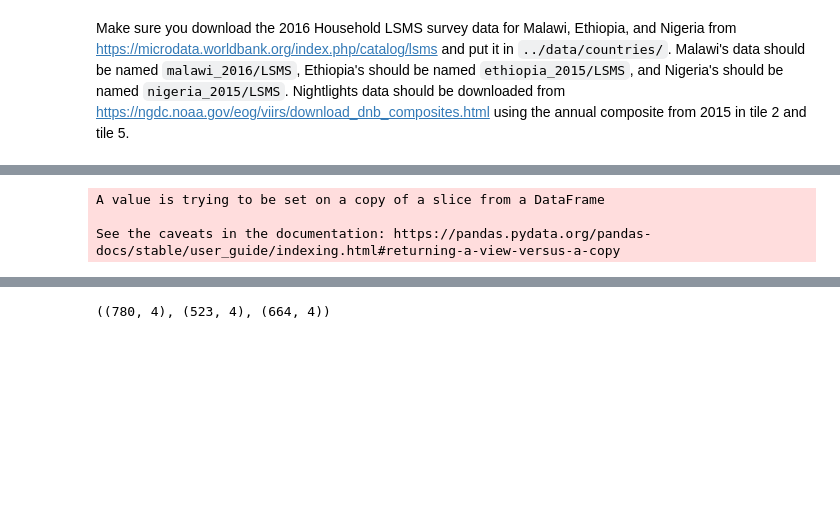
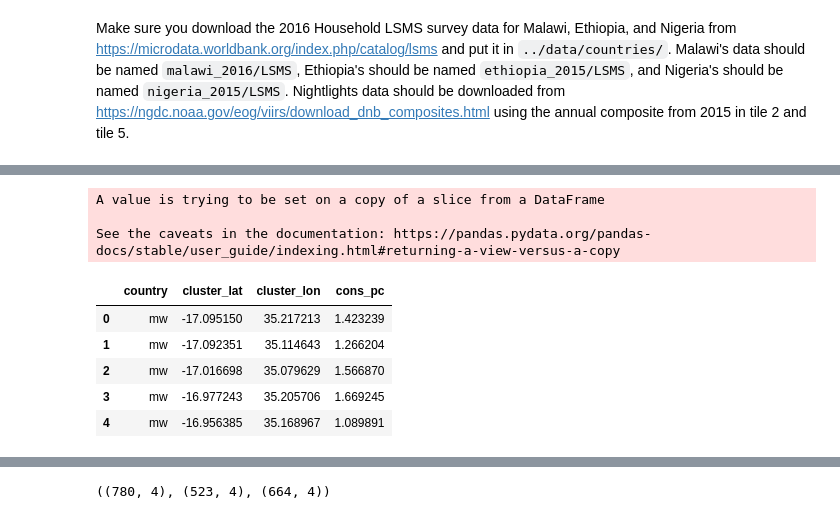
Before and after one commit to fhalamos/predicting-poverty-replication, a Jupyter notebook: scripts/process_survey_data.ipynb, the cells around one changed output, grey strips where cells are left out. Cells and saved outputs as stored; diff of their text form; code cells hidden in the pictures; blank space fills up the shorter version.

Commit message:
adapted loading malawi data

```diff
--- a/scripts/process_survey_data.ipynb
+++ b/scripts/process_survey_data.ipynb
@@ -7,0 +32,2 @@ import geoio
+# %%
+BASE_DIR = '/content/drive/MyDrive/Data Science GRDS [Felipe]/Poverty Measurement'
@@ -127,6 +106,13 @@ def process_nigeria():
 # %%
 df_mw = process_malawi()
+df_mw.head()
 # %% [output]
 A value is trying to be set on a copy of a slice from a DataFrame
 
 See the caveats in the documentation: https://pandas.pydata.org/pandas-docs/stable/user_guide/indexing.html#returning-a-view-versus-a-copy
+|  | country | cluster_lat | cluster_lon | cons_pc |
+| 0 | mw | -17.095150 | 35.217213 | 1.423239 |
+| 1 | mw | -17.092351 | 35.114643 | 1.266204 |
+| 2 | mw | -17.016698 | 35.079629 | 1.566870 |
+| 3 | mw | -16.977243 | 35.205706 | 1.669245 |
+| 4 | mw | -16.956385 | 35.168967 | 1.089891 |
```
Also changed, not shown: parts of 9 cells of this notebook.
